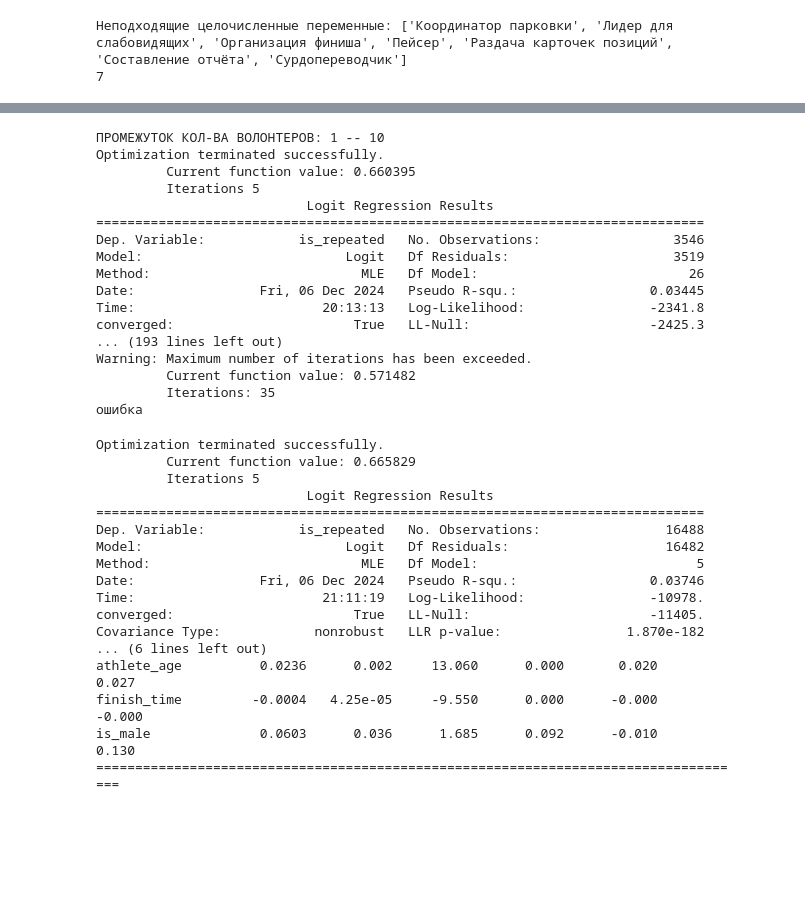
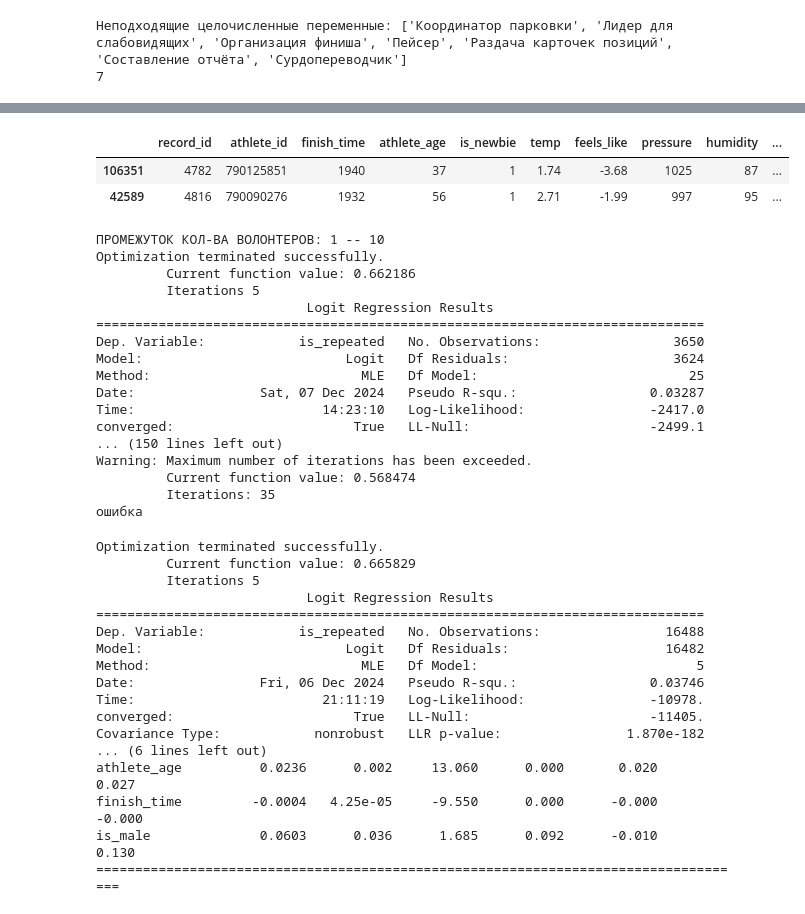
Before and after one commit to Alex12345432141242/abort-404, a Jupyter notebook: gipoteza_volunteer.ipynb, the cells around one changed output, grey strips where cells are left out. Cells and saved outputs as stored; diff of their text form; code cells hidden in the pictures; blank space fills up the shorter version.

```diff
--- a/gipoteza_volunteer.ipynb
+++ b/gipoteza_volunteer.ipynb
@@ -180,7 +398,62 @@ Covariance Type:            nonrobust   LLR p-value:                2.588e-217
+# %%
+volunteer_columns = num_col_starts.columns[17:37]
+
+# Создаем новый DataFrame для хранения результатов
+has_volunt = num_col_starts.copy()
+
+# Перебираем роли волонтеров
+for column in volunteer_columns:
+    role_name = str(column) # Извлекаем имя роли
+    new_column_name = f'has_{role_name}'  # Создаем новое название колонки
+    has_volunt[new_column_name] = (num_col_starts[column] > 0).astype(int)  # Устанавливаем 1, если есть волонтеры этой роли, иначе 0
+
+# Удаляем старые колонки с ролями, если требуется
+has_volunt = has_volunt.drop(columns=volunteer_columns)
+display(has_volunt.head(2))
+
+
+has_volunt = has_volunt.drop(columns=['record_id', 'athlete_id', 'is_newbie', 'snow.1h', 'rain.1h',  'feels_like',
+        'humidity','clouds', 'wind_speed', 'wind_deg', 'dew_point', 'pressure'
+])
+for volonteri in range(10, 80, 10):
+    X = has_volunt[(num_col_logit.cnt_volunteers > volonteri-10) & (num_col_logit.cnt_volunteers <= volonteri)]
+    y = has_volunt[(num_col_logit.cnt_volunteers > volonteri-10) & (num_col_starts.cnt_volunteers <= volonteri)]['is_repeated']
+    X = X.drop(columns=['cnt_volunteers', 'is_repeated'], axis=1)
+    print(F'ПРОМЕЖУТОК КОЛ-ВА ВОЛОНТЕРОВ: {volonteri-10+1} -- {volonteri}')
+    try:
+        X = sm.add_constant(X)
+        model = sm.Logit(y, X).fit()
+        print(model.summary())
+        print('\n' * 2)
+    except Exception:
+        print('ошибка')
+        #print(X.head(2))
+        #print(y.value_counts())
+        print('\n' * 2)
+# %% [output]
+|  | record_id | athlete_id | finish_time | athlete_age | is_newbie | temp | feels_like | pressure | humidity | ... |
+| 106351 | 4782 | 790125851 | 1940 | 37 | 1 | 1.74 | -3.68 | 1025 | 87 | ... |
+| 42589 | 4816 | 790090276 | 1932 | 56 | 1 | 2.71 | -1.99 | 997 | 95 | ... |
+ПРОМЕЖУТОК КОЛ-ВА ВОЛОНТЕРОВ: 1 -- 10
+Optimization terminated successfully.
+         Current function value: 0.662186
+         Iterations 5
+                           Logit Regression Results
+==============================================================================
+Dep. Variable:            is_repeated   No. Observations:                 3650
+Model:                          Logit   Df Residuals:                     3624
+Method:                           MLE   Df Model:                           25
+Date:                Sat, 07 Dec 2024   Pseudo R-squ.:                 0.03287
+Time:                        14:23:10   Log-Likelihood:                -2417.0
+converged:                       True   LL-Null:                       -2499.1
+... (150 lines left out)
+Warning: Maximum number of iterations has been exceeded.
+         Current function value: 0.568474
+         Iterations: 35
+ошибка
 # %%
-num_col_logit = num_col_starts.drop(columns=['is_repeated', 'record_id', 'athlete_id', 'is_newbie', 'snow.1h', 'rain.1h',  'feels_like',
-        'humidity','clouds', 'wind_speed', 'wind_deg', 'dew_point', 'pressure'
-])
+
+
 for volonteri in range(10, 80, 10):
     X = num_col_logit[(num_col_logit.cnt_volunteers > volonteri-10) & (num_col_logit.cnt_volunteers <= volonteri)]
     y = num_col_starts[(num_col_starts.cnt_volunteers > volonteri-10) & (num_col_starts.cnt_volunteers <= volonteri)]['is_repeated']
@@ -195,24 +468,6 @@ for volonteri in range(10, 80, 10):
         #print(X.head(2))
         #print(y.value_counts())
         print('\n' * 2)
-# %% [output]
-ПРОМЕЖУТОК КОЛ-ВА ВОЛОНТЕРОВ: 1 -- 10
-Optimization terminated successfully.
-         Current function value: 0.660395
-         Iterations 5
-                           Logit Regression Results
-==============================================================================
-Dep. Variable:            is_repeated   No. Observations:                 3546
-Model:                          Logit   Df Residuals:                     3519
-Method:                           MLE   Df Model:                           26
-Date:                Fri, 06 Dec 2024   Pseudo R-squ.:                 0.03445
-Time:                        20:13:13   Log-Likelihood:                -2341.8
-converged:                       True   LL-Null:                       -2425.3
-... (193 lines left out)
-Warning: Maximum number of iterations has been exceeded.
-         Current function value: 0.571482
-         Iterations: 35
-ошибка
 # %%
 
 #num_col['cnt_volunteers'] = num_col_starts.iloc[:, 17:39].sum(axis=1)
```
Also changed, not shown: parts of 16 cells of this notebook, 5 other files.
